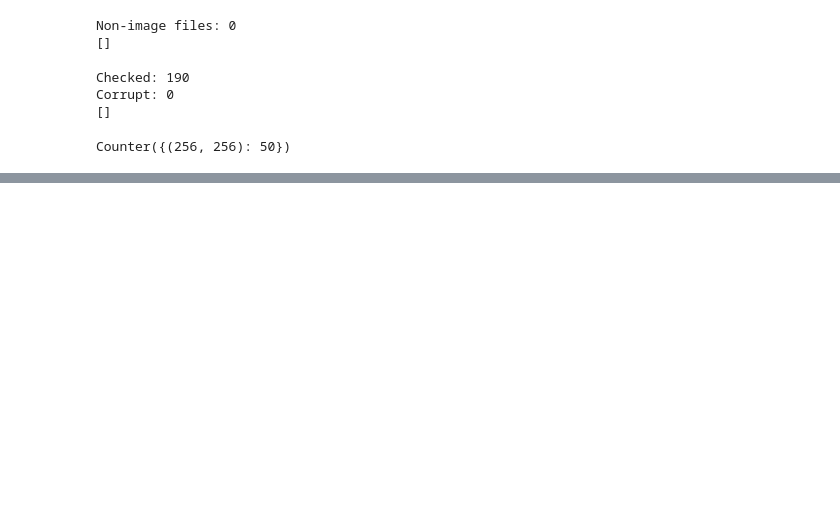
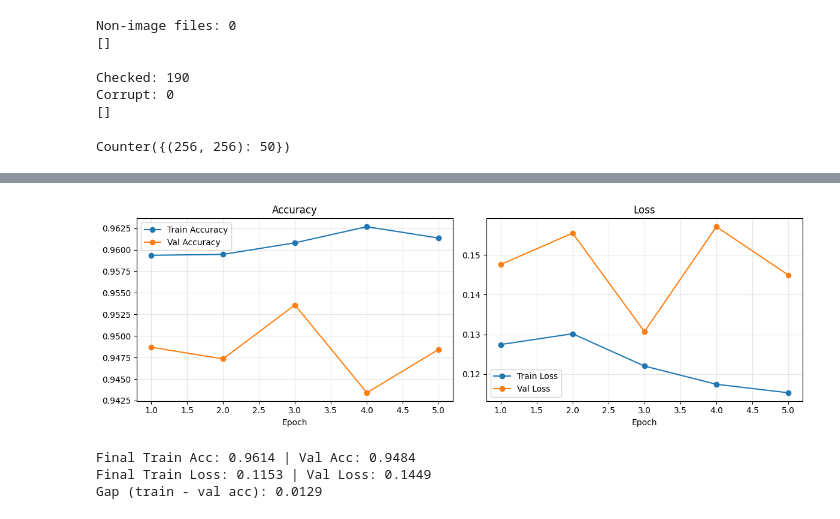
Before and after one commit to AlaaTaima/plant-model, a Jupyter notebook: plantmodel.ipynb, the cells around one changed output, grey strips where cells are left out. Cells and saved outputs as stored; diff of their text form; code cells hidden in the pictures; blank space fills up the shorter version.

Commit message:
Add data pipeline, class weights, ResNet50 training and test evaluation (acc 95.75%, macro F1 95.17%)

```diff
--- a/plantmodel.ipynb
+++ b/plantmodel.ipynb
@@ -78,0 +330,9 @@ Counter({(256, 256): 50})
+# %%
+train_ds = make_ds(train_p2, train_l, training=True)
+val_ds   = make_ds(val_p2, val_l)
+test_ds  = make_ds(test_p2, test_l)
+# %%
+import time
+t = time.time()
+model.fit(train_ds.take(20), validation_data=val_ds.take(10), epochs=1)
+print('Seconds:', round(time.time() - t))
@@ -78,0 +342,8 @@ Counter({(256, 256): 50})
+# %%
+history = model.fit(
+    train_ds,
+    validation_data=val_ds,
+    epochs=5,
+    class_weight=class_weight,
+    callbacks=cbs
+)
@@ -78,0 +368,31 @@ Counter({(256, 256): 50})
+# %%
+acc,  val_acc  = history.history['accuracy'], history.history['val_accuracy']
+loss, val_loss = history.history['loss'],     history.history['val_loss']
+epochs_range = range(1, len(acc) + 1)
+
+plt.figure(figsize=(12, 4))
+
+plt.subplot(1, 2, 1)
+plt.plot(epochs_range, acc, 'o-', label='Train Accuracy')
+plt.plot(epochs_range, val_acc, 'o-', label='Val Accuracy')
+plt.title('Accuracy')
+plt.xlabel('Epoch'); plt.legend(); plt.grid(alpha=0.3)
+
+plt.subplot(1, 2, 2)
+plt.plot(epochs_range, loss, 'o-', label='Train Loss')
+plt.plot(epochs_range, val_loss, 'o-', label='Val Loss')
+plt.title('Loss')
+plt.xlabel('Epoch'); plt.legend(); plt.grid(alpha=0.3)
+
+plt.tight_layout()
+plt.savefig('/content/drive/MyDrive/plant_project/resnet50_curves.png', dpi=150)
+plt.show()
+
+print(f'Final Train Acc: {acc[-1]:.4f} | Val Acc: {val_acc[-1]:.4f}')
+print(f'Final Train Loss: {loss[-1]:.4f} | Val Loss: {val_loss[-1]:.4f}')
+print(f'Gap (train - val acc): {acc[-1] - val_acc[-1]:.4f}')
+# %% [output]
+[figure, added]
+Final Train Acc: 0.9614 | Val Acc: 0.9484
+Final Train Loss: 0.1153 | Val Loss: 0.1449
+Gap (train - val acc): 0.0129
```
Also changed, not shown: parts of 21 cells of this notebook.
